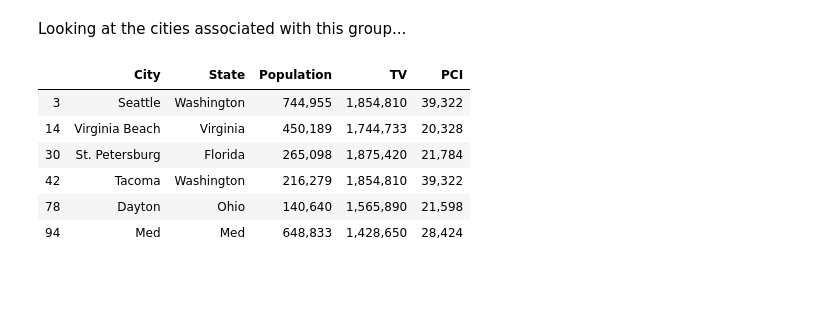
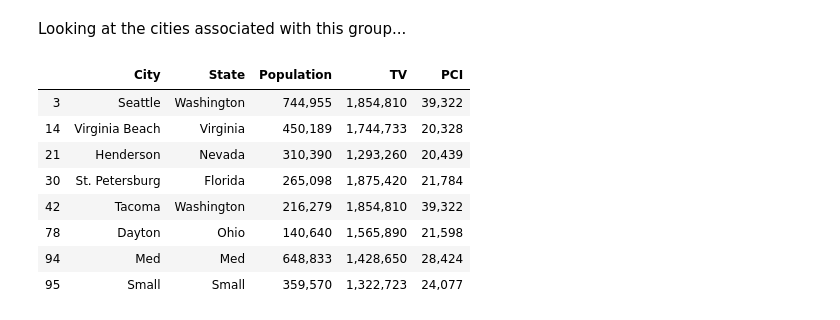
Before and after one commit to dchaas/Coursera_Capstone, a Jupyter notebook: Find_the_next_NBA_City.ipynb, the cells around one changed output. Saved outputs shown, nothing was run; the diff lists cells and outputs as text; code cells hidden in the pictures; blank space fills up the shorter version.

```diff
--- a/Find_the_next_NBA_City.ipynb
+++ b/Find_the_next_NBA_City.ipynb
@@ -685,7 +685,7 @@ longitude = -74.006015
 radius=5000
 LIMIT=100
 # create the API request URL
-url = 'https://api.foursquare.com/v2/venues/explore?&client_id={}&client_secret={}&v={}&ll={},{}&radius={}&limit={}'.format(
+url = 'https://api.foursquare.com/v2/venues/explore?&client_id={}&client_secret={}&v={}&ll={},{}&query=entertain&radius={}&limit={}'.format(
      CLIENT_ID,
      CLIENT_SECRET,
      VERSION,
@@ -750,7 +750,7 @@ def getCityVenues(cities, states, latitudes, longitudes, radius=5000, LIMIT=100)
                     v['venue']['name'],
                     v['venue']['location']['lat'],
                     v['venue']['location']['lng'],
-                    v['venue']['categories'][0]['shortName']) for v in results])
+                    v['venue']['categories'][0]['name']) for v in results])
             except Exception as e:
                 print(e)
 
@@ -1184,7 +1235,7 @@ array([1, 1, 1, 2, 0, 0, 0, 0, 0, 0, 0, 0, 0, 0, 2, 0, 0, 0, 0, 0, 0, 0,
        0, 0, 0, 0, 0, 0, 0, 0, 0, 0, 0, 0, 2, 0, 0, 0, 0, 0, 0, 0, 0, 0,
        0, 0, 0, 0, 0, 3, 2, 0])
 # %%
-df_cluster['Label']=agglom.labels_
+df_cluster['Label']=km.labels_
 df_cluster['City']=df_kmeans['City']
 df_cluster['State']=df_kmeans['State']
 df_cluster['Long']=df_kmeans['Long']
@@ -1258,15 +1309,17 @@ Looking at the cities associated with this group...
 # %%
 # setting up the formatting
 pd.options.display.float_format = '{:,.0f}'.format
 
-NBA_candidates = df_cluster[df_cluster['Label']==2]
+NBA_candidates = df_cluster[df_cluster['Label']==1]
 cols = ['City','State','Population','TV','PCI']
 NBA_candidates[cols]
 # %% [output]
 |  | City | State | Population | TV | PCI |
 | 3 | Seattle | Washington | 744,955 | 1,854,810 | 39,322 |
 | 14 | Virginia Beach | Virginia | 450,189 | 1,744,733 | 20,328 |
+| 21 | Henderson | Nevada | 310,390 | 1,293,260 | 20,439 |
 | 30 | St. Petersburg | Florida | 265,098 | 1,875,420 | 21,784 |
 | 42 | Tacoma | Washington | 216,279 | 1,854,810 | 39,322 |
 | 78 | Dayton | Ohio | 140,640 | 1,565,890 | 21,598 |
 | 94 | Med | Med | 648,833 | 1,428,650 | 28,424 |
+| 95 | Small | Small | 359,570 | 1,322,723 | 24,077 |
```
Also changed, not shown: parts of 19 cells of this notebook, 1 other file.
